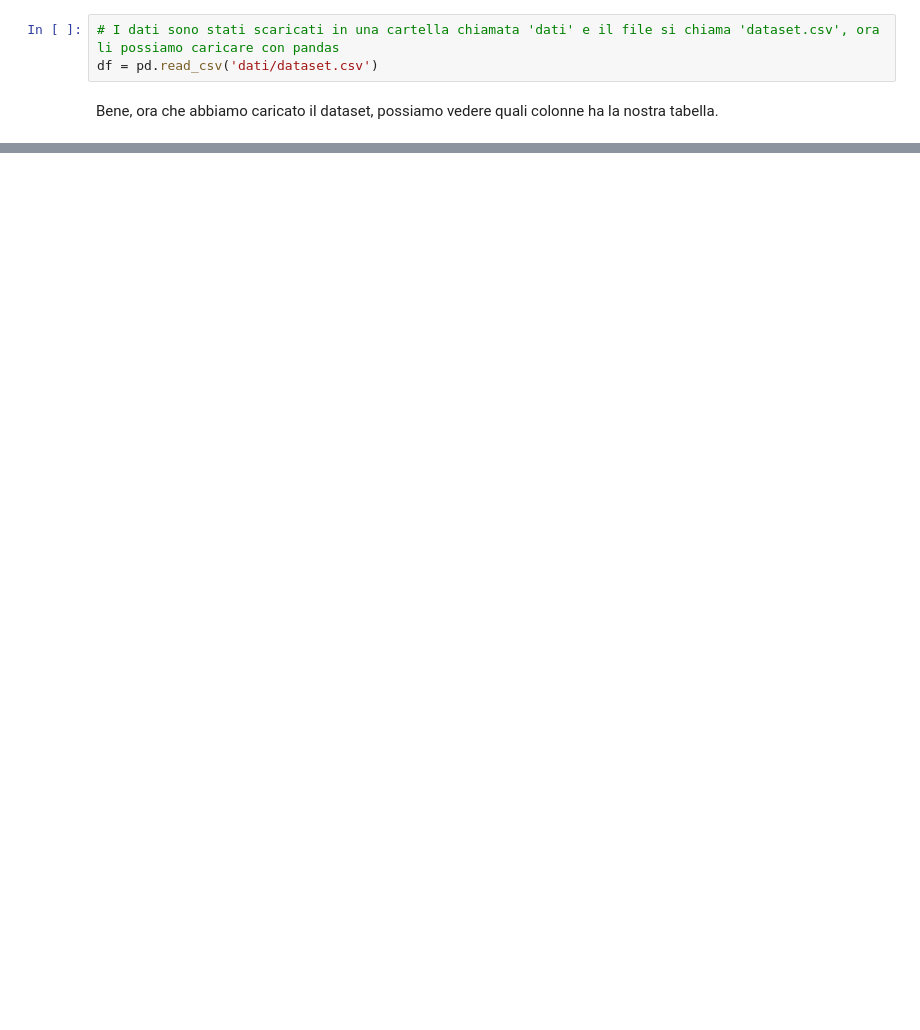
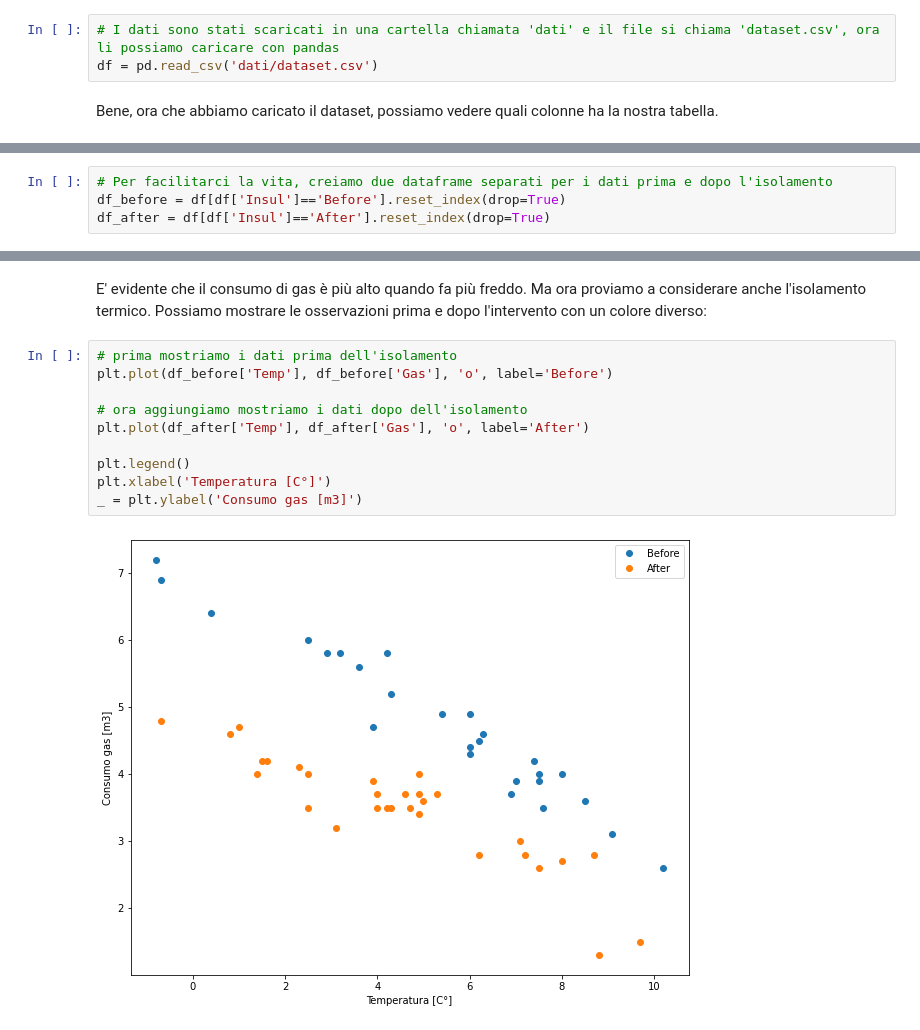
Before and after one commit to DavideScassola/data_analysis_laboratory, a Jupyter notebook: notebooks/casa.ipynb, the cells around one changed output, grey strips where cells are left out. Saved outputs shown, nothing was run; the diff lists cells and outputs as text; blank space fills up the shorter version.

```diff
--- a/notebooks/casa.ipynb
+++ b/notebooks/casa.ipynb
@@ -99,0 +81,4 @@ df.describe()
+# %%
+# Per facilitarci la vita, creiamo due dataframe separati per i dati prima e dopo l'isolamento
+df_before = df[df['Insul']=='Before'].reset_index(drop=True)
+df_after = df[df['Insul']=='After'].reset_index(drop=True)
@@ -99,0 +155,15 @@ df.describe()
+# %% [markdown]
+E' evidente che il consumo di gas è più alto quando fa più freddo.
+Ma ora proviamo a considerare anche l'isolamento termico. Possiamo mostrare le osservazioni prima e dopo l'intervento con un colore diverso:
+# %%
+# prima mostriamo i dati prima dell'isolamento
+plt.plot(df_before['Temp'], df_before['Gas'], 'o', label='Before')
+
+# ora aggiungiamo mostriamo i dati dopo dell'isolamento
+plt.plot(df_after['Temp'], df_after['Gas'], 'o', label='After')
+
+plt.legend()
+plt.xlabel('Temperatura [C°]')
+_ = plt.ylabel('Consumo gas [m3]')
+# %% [output]
+[figure, added]
```
Also changed, not shown: parts of 31 cells of this notebook, 1 other file.
